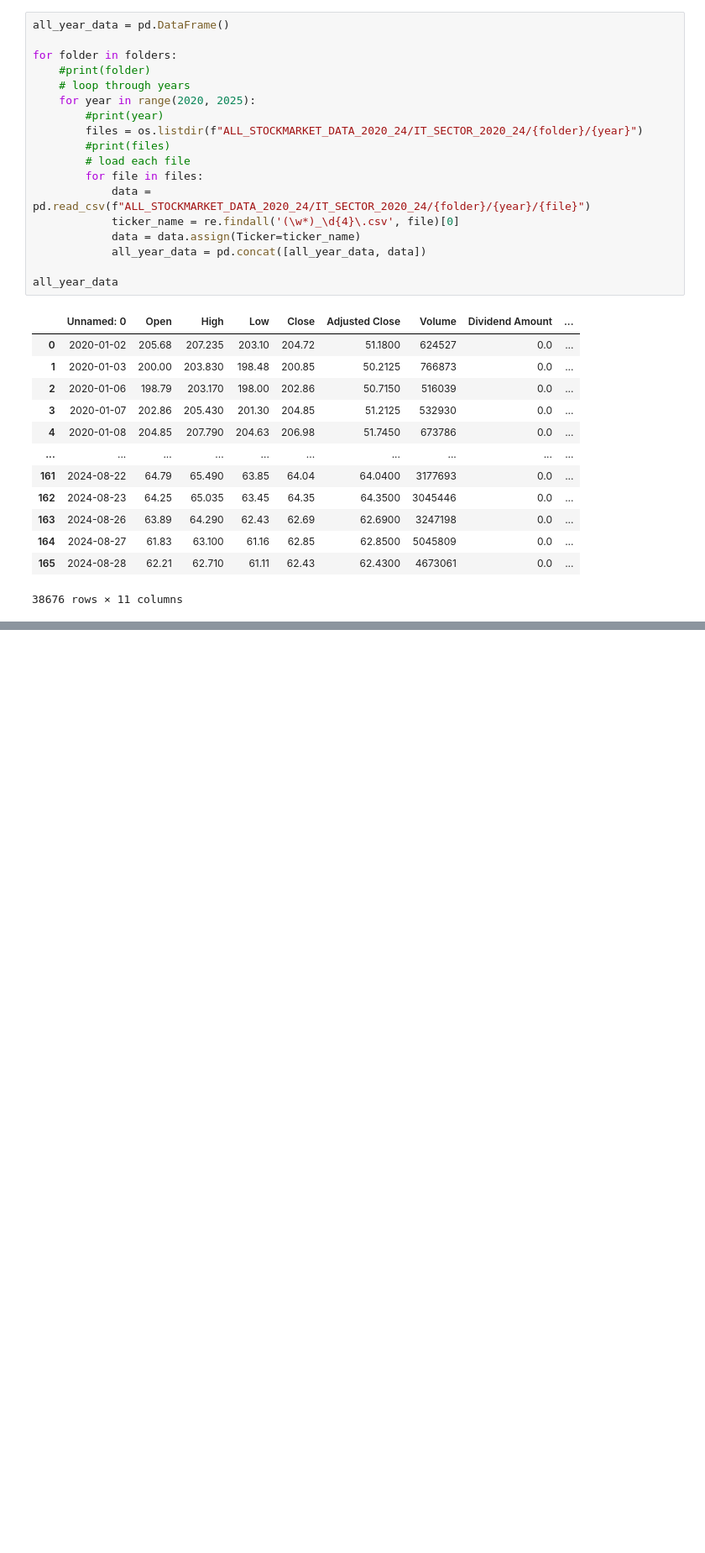
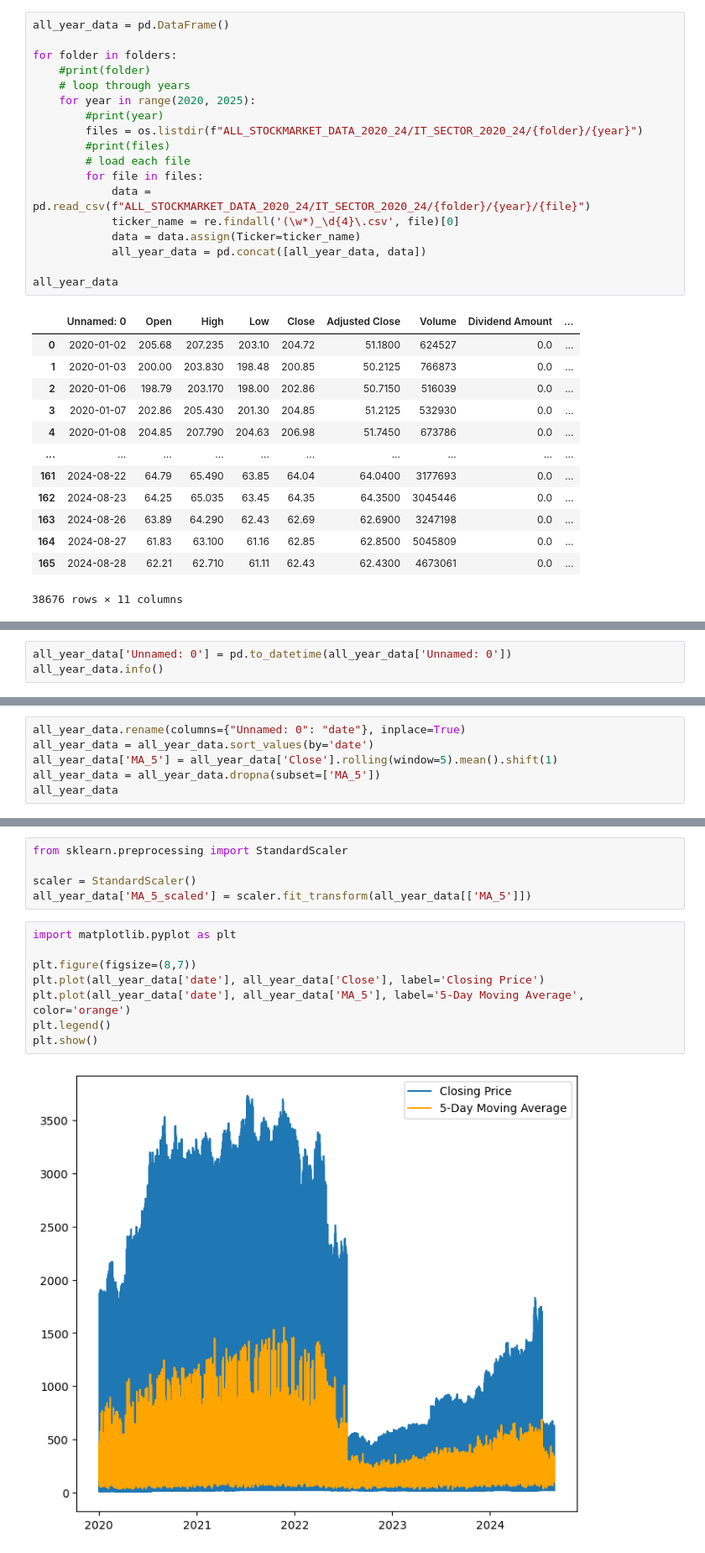
Before and after one commit to ronaldsheaks/Project_2_StockMrkt_ML, a Jupyter notebook: ALL_YEAR_DATA.ipynb, the cells around one changed output, grey strips where cells are left out. Shown: that part at 84% size. Cells and saved outputs as stored; diff of their text form; blank space fills up the shorter version.

```diff
--- a/ALL_YEAR_DATA.ipynb
+++ b/ALL_YEAR_DATA.ipynb
@@ -50,0 +72,3 @@ all_year_data
+# %%
+all_year_data['Unnamed: 0'] = pd.to_datetime(all_year_data['Unnamed: 0'])
+all_year_data.info()
@@ -50,0 +94,6 @@ all_year_data
+# %%
+all_year_data.rename(columns={"Unnamed: 0": "date"}, inplace=True)
+all_year_data = all_year_data.sort_values(by='date')
+all_year_data['MA_5'] = all_year_data['Close'].rolling(window=5).mean().shift(1)
+all_year_data = all_year_data.dropna(subset=['MA_5'])
+all_year_data
@@ -50,0 +114,15 @@ all_year_data
+# %%
+from sklearn.preprocessing import StandardScaler
+
+scaler = StandardScaler()
+all_year_data['MA_5_scaled'] = scaler.fit_transform(all_year_data[['MA_5']])
+# %%
+import matplotlib.pyplot as plt
+
+plt.figure(figsize=(8,7))
+plt.plot(all_year_data['date'], all_year_data['Close'], label='Closing Price')
+plt.plot(all_year_data['date'], all_year_data['MA_5'], label='5-Day Moving Average', color='orange')
+plt.legend()
+plt.show()
+# %% [output]
+[figure, added]
```
Also changed, not shown: parts of 3 cells of this notebook.
